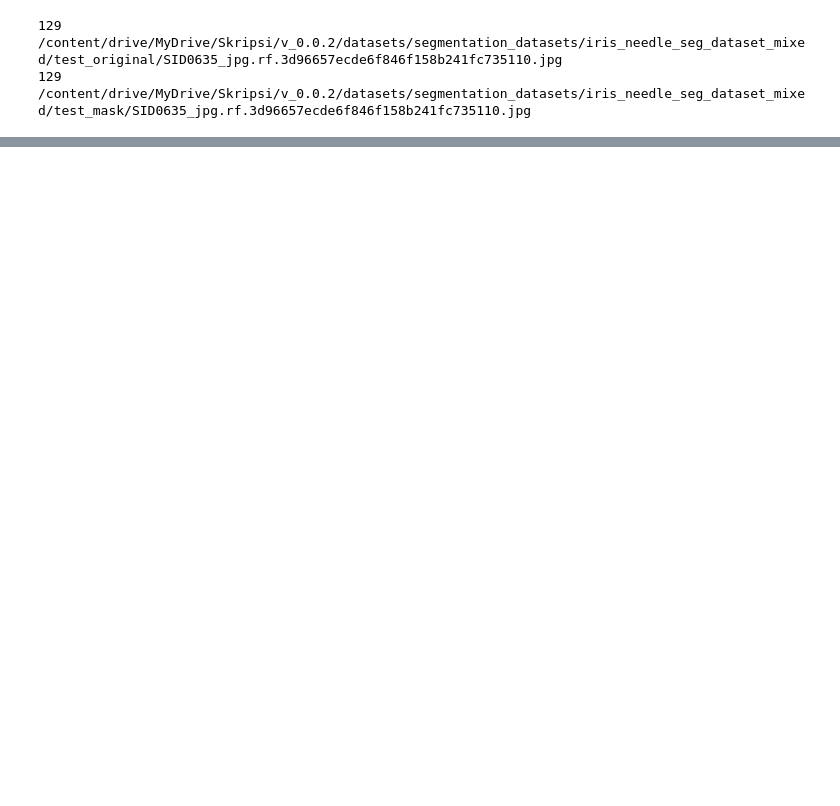
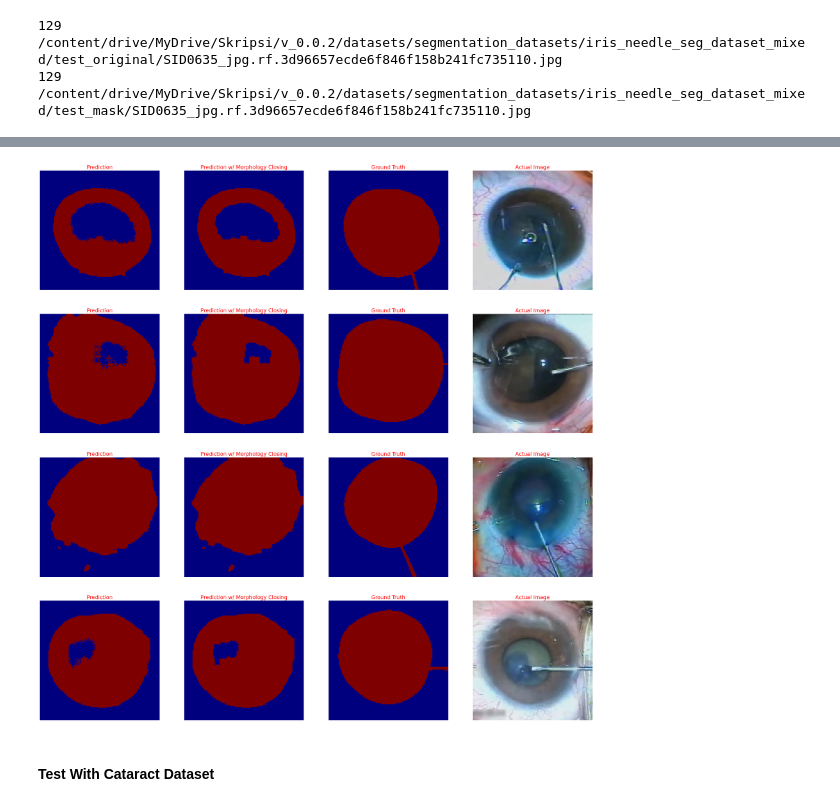
Before and after one commit to aimarabimanyu/Sistem-Diagnosa-Katarak-CNN-UNET, a Jupyter notebook: segmentation_model.ipynb, the cells around one changed output, grey strips where cells are left out. Saved outputs shown, nothing was run; the diff lists cells and outputs as text; code cells hidden in the pictures; blank space fills up the shorter version.

```diff
--- a/segmentation_model.ipynb
+++ b/segmentation_model.ipynb
@@ -949,0 +702,4 @@ plt.show()
+# %%
+# Resize Dataset OG and Mask Image
+X = [resize_image(image) for image in images]
+y = [resize_mask(mask) for mask in masks]
@@ -949,0 +800,4 @@ plt.show()
+# %%
+train = train.cache().shuffle(SHUFFLE_BUFFER_SIZE_SEG).batch(BATCH_SIZE_SEG).repeat()
+train = train.prefetch(AUTOTUNE)
+val = val.batch(BATCH_SIZE_SEG)
@@ -949,0 +885,10 @@ plt.show()
+# %%
+model_history2 = unet2.fit(
+    train,
+    validation_data=val,
+    steps_per_epoch=len(X_train) // BATCH_SIZE_SEG,
+    validation_steps=len(X_val) // BATCH_SIZE_SEG,
+    epochs=50,
+    verbose=2,
+    callbacks=[stop_callback]
+)
@@ -949,0 +1005,41 @@ plt.show()
+# %%
+# Select a Test Data Batch
+img, mask = next(iter(test))
+
+# Make Prediction
+pred = unet2.predict(img)
+plt.figure(figsize=(38,38))
+
+k = 0
+for i in pred:
+    # Plot the Predicted Mask
+    plt.subplot(4, 4, 1+k*4)
+    i = tf.argmax(i, axis=-1)
+    plt.imshow(i,cmap='jet', norm=NORM)
+    plt.axis('off')
+    plt.title('Prediction', color='red', size=20)
+
+    # Plot the Predicted Mask
+    plt.subplot(4, 4, 2+k*4)
+    kernel = cv2.getStructuringElement(cv2.MORPH_RECT, (5, 5))
+    closed_image = cv2.morphologyEx(i.numpy().astype('uint8'), cv2.MORPH_CLOSE, kernel)
+    plt.imshow(closed_image,cmap='jet', norm=NORM)
+    plt.axis('off')
+    plt.title('Prediction w/ Morphology Closing', color='red', size=20)
+
+    # Plot the Groundtruth Mask
+    plt.subplot(4, 4, 3+k*4)
+    plt.imshow(mask[k], cmap='jet', norm=NORM)
+    plt.axis('off')
+    plt.title('Ground Truth', color='red', size=20)
+
+    # Plot the Actual Image
+    plt.subplot(4, 4, 4+k*4)
+    plt.imshow(img[k])
+    plt.axis('off')
+    plt.title('Actual Image', color='red', size=20)
+    k += 1
+    if k == 4: break
+
+plt.show()
+# %% [output]
@@ -949,0 +1047,3 @@ plt.show()
+[figure, added]
+# %% [markdown]
+#### Test With Cataract Dataset
```
Also changed, not shown: parts of 103 cells of this notebook.
